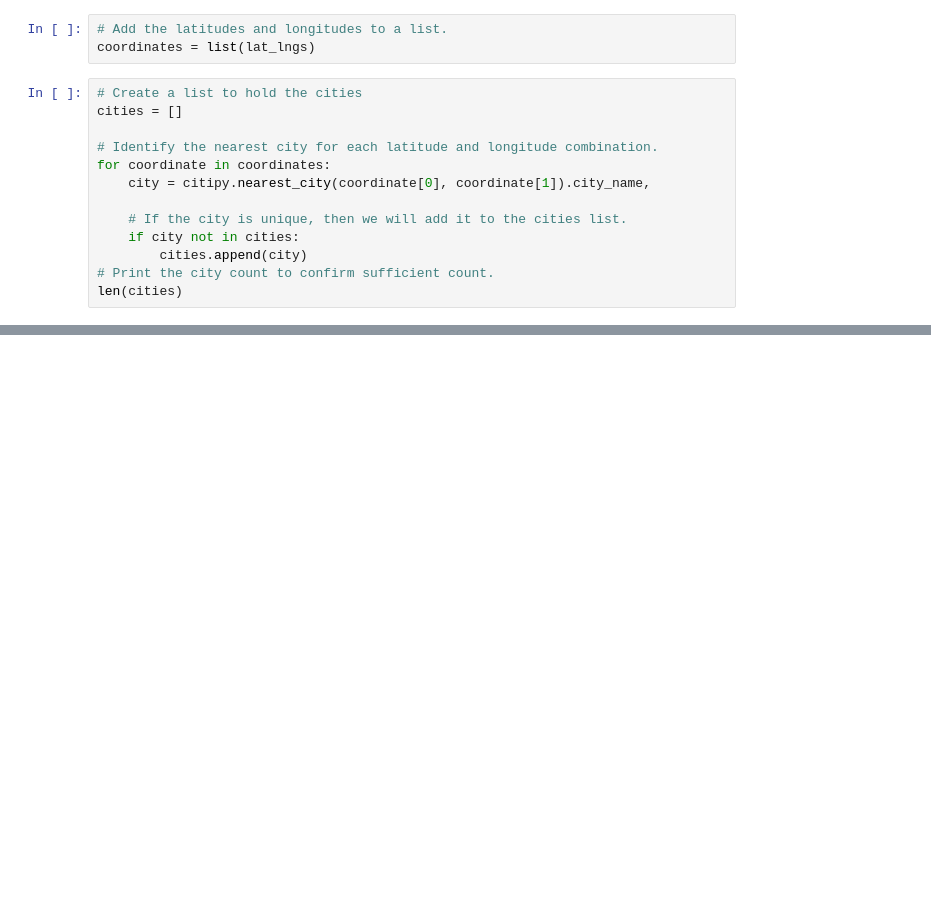
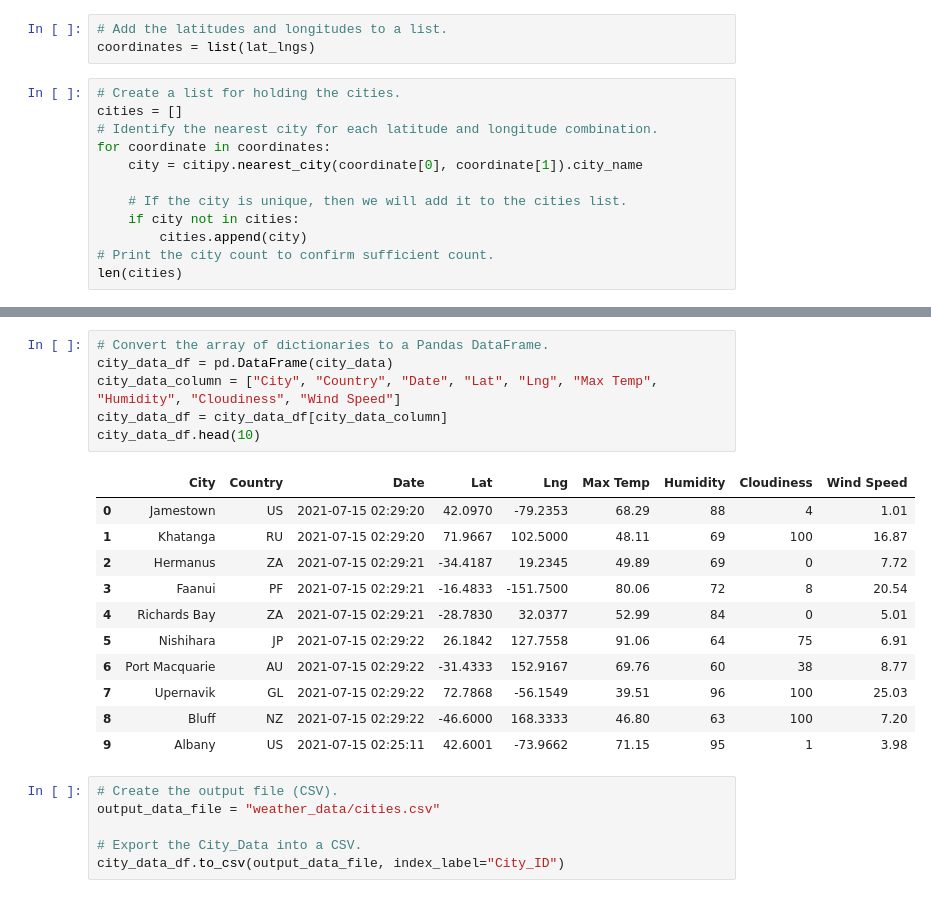
Before and after one commit to rshahba/World_Weather_Analysis, a Jupyter notebook: WeatherPy.ipynb, the cells around one changed output, grey strips where cells are left out. Drawn from its saved outputs; the diff is of its cells as text; blank space fills up the shorter version.

Commit message:
City Weather Data

```diff
--- a/WeatherPy.ipynb
+++ b/WeatherPy.ipynb
@@ -14,12 +15,11 @@ lat_lngs
 # Add the latitudes and longitudes to a list.
 coordinates = list(lat_lngs)
 # %%
-# Create a list to hold the cities
+# Create a list for holding the cities.
 cities = []
-
 # Identify the nearest city for each latitude and longitude combination.
 for coordinate in coordinates:
-    city = citipy.nearest_city(coordinate[0], coordinate[1]).city_name,
+    city = citipy.nearest_city(coordinate[0], coordinate[1]).city_name
 
     # If the city is unique, then we will add it to the cities list.
     if city not in cities:
@@ -30,0 +112,24 @@ len(cities)
+# %%
+# Convert the array of dictionaries to a Pandas DataFrame.
+city_data_df = pd.DataFrame(city_data)
+city_data_column = ["City", "Country", "Date", "Lat", "Lng", "Max Temp", "Humidity", "Cloudiness", "Wind Speed"]
+city_data_df = city_data_df[city_data_column]
+city_data_df.head(10)
+# %% [output]
+|  | City | Country | Date | Lat | Lng | Max Temp | Humidity | Cloudiness | Wind Speed |
+| 0 | Jamestown | US | 2021-07-15 02:29:20 | 42.0970 | -79.2353 | 68.29 | 88 | 4 | 1.01 |
+| 1 | Khatanga | RU | 2021-07-15 02:29:20 | 71.9667 | 102.5000 | 48.11 | 69 | 100 | 16.87 |
+| 2 | Hermanus | ZA | 2021-07-15 02:29:21 | -34.4187 | 19.2345 | 49.89 | 69 | 0 | 7.72 |
+| 3 | Faanui | PF | 2021-07-15 02:29:21 | -16.4833 | -151.7500 | 80.06 | 72 | 8 | 20.54 |
+| 4 | Richards Bay | ZA | 2021-07-15 02:29:21 | -28.7830 | 32.0377 | 52.99 | 84 | 0 | 5.01 |
+| 5 | Nishihara | JP | 2021-07-15 02:29:22 | 26.1842 | 127.7558 | 91.06 | 64 | 75 | 6.91 |
+| 6 | Port Macquarie | AU | 2021-07-15 02:29:22 | -31.4333 | 152.9167 | 69.76 | 60 | 38 | 8.77 |
+| 7 | Upernavik | GL | 2021-07-15 02:29:22 | 72.7868 | -56.1549 | 39.51 | 96 | 100 | 25.03 |
+| 8 | Bluff | NZ | 2021-07-15 02:29:22 | -46.6000 | 168.3333 | 46.80 | 63 | 100 | 7.20 |
+| 9 | Albany | US | 2021-07-15 02:25:11 | 42.6001 | -73.9662 | 71.15 | 95 | 1 | 3.98 |
+# %%
+# Create the output file (CSV).
+output_data_file = "weather_data/cities.csv"
+
+# Export the City_Data into a CSV.
+city_data_df.to_csv(output_data_file, index_label="City_ID")
```
Also changed, not shown: parts of 4 cells of this notebook, 3 other files.
